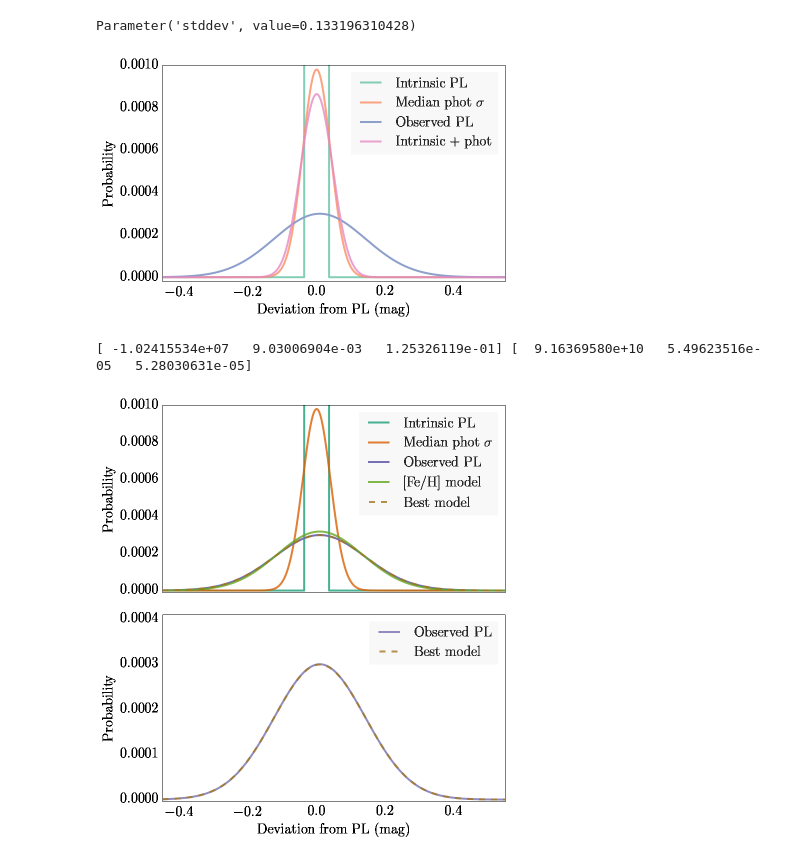
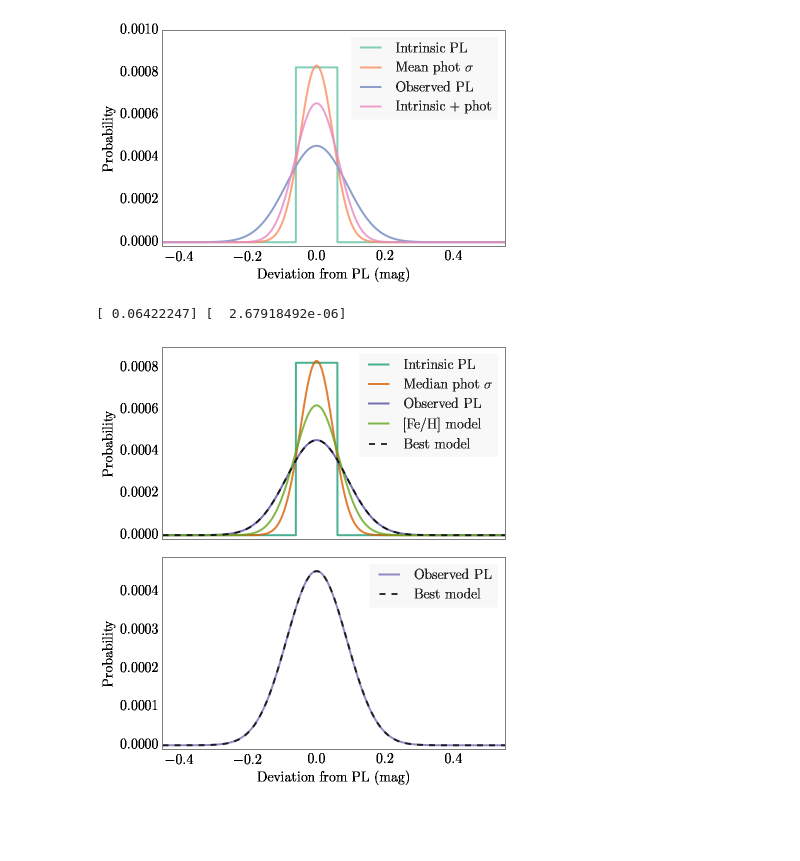
Before and after one commit to vickyscowcroft/omegaCen, a Jupyter notebook: reworked_fitting_code/Convolving_uncertianties_PL_relation_GAUSSIANS.ipynb, the cells around one changed output. Cells and saved outputs as stored; diff of their text form; code cells hidden in the pictures; blank space fills up the shorter version.

Commit message:
Simplify Gaussian thing further

```diff
--- a/reworked_fitting_code/Convolving_uncertianties_PL_relation_GAUSSIANS.ipynb
+++ b/reworked_fitting_code/Convolving_uncertianties_PL_relation_GAUSSIANS.ipynb
@@ -65,20 +48,14 @@ errscale = np.median(merr3)
-# %%
-g_init = models.Gaussian1D(amplitude=1., mean=0, stddev=1.)
-g_fit = fitting.LevMarLSQFitter()
-g = g_fit(g_init, big_grid, obs_pdf)
-print g.stddev
-# %% [output]
-Parameter('stddev', value=0.133196310428)
 # %%
 full_width_of_PL = np.sqrt(12.)*intrinsic_width
 center_of_PL = -full_width_of_PL / 2
 intrinsic = stats.uniform(loc=center_of_PL,scale=full_width_of_PL)
 photometric = stats.norm(loc=0,scale=errscale)
+observed = stats.norm(loc=0,scale=obsscale)
 
 ## Setting up the PDFs and PMFs for the components
-pmf_o = obs_pdf*delta
 pmf_i = intrinsic.pdf(big_grid)*delta
 pmf_p = photometric.pdf(big_grid)*delta
+pmf_o = observed.pdf(big_grid)*delta
 
 #convolve
 conv_pmf = scipy.signal.fftconvolve(pmf_i,pmf_p,'same')
@@ -86,9 +63,9 @@ conv_pmf = conv_pmf/sum(conv_pmf)
 
 fig = plt.figure()
 ppl.plot(big_grid,pmf_i, label='Intrinsic PL', linewidth=2, alpha=0.8)
-plt.plot(big_grid,pmf_p, label='Median phot $\sigma$', alpha=0.8)
+plt.plot(big_grid,pmf_p, label='Mean phot $\sigma$', alpha=0.8)
 #plt.plot(big_grid,pmf_o, label='Observed PL', alpha=0.8)
-plt.plot(big_grid,g(big_grid)/sum(g(big_grid)), label='Observed PL')
+plt.plot(big_grid, pmf_o, label='Observed PL')
 plt.plot(big_grid,conv_pmf, label='Intrinsic + phot', alpha=0.8)
 ppl.legend(prop={'size':14})
 #plt.suptitle('Observed PL relation and known components')
@@ -99,7 +76,7 @@ plt.ylabel('Probability')
 fig.tight_layout()
 fig.savefig('final_plots/distributions_nofeh_{}_{}_gaussian.pdf'.format(dftype, filt))
 # %% [output]
-[figure, old version]
+[figure, new version]
 # %%
 # so we divide big_grid by a scale factor to force the metallicity distribution
 # to fit within the observed distribution
@@ -108,16 +85,16 @@ fig.savefig('final_plots/distributions_nofeh_{}_{}_gaussian.pdf'.format(dftype,
 
 # this gets the pseudo-pdf for the rescaled metallicity distribution
 
-def get_pmf_m(big_grid, amp, mean, stddev):
-    gaussian = models.Gaussian1D(amplitude=amp, mean=mean, stddev=stddev)
-    pmf_m = gaussian(big_grid)
+def get_pmf_m(big_grid, stddev):
+    mpdf = stats.norm(loc=0,scale=stddev)
+    pmf_m = mpdf.pdf(big_grid)
     return pmf_m / sum(pmf_m)
 # %%
 # this convolves the metallicity distribution with the previous convolution
 # of the intrinsic distribution and photometric errors
 
-def get_convolved_m(big_grid, amp, mean, stddev):
-    pmf_m = get_pmf_m(big_grid, amp, mean, stddev)
+def get_convolved_m(big_grid, stddev):
+    pmf_m = get_pmf_m(big_grid, stddev)
     metallicity_convolved = scipy.signal.fftconvolve(conv_pmf, pmf_m, 'same')
     metallicity_convolved = metallicity_convolved/sum(metallicity_convolved)
     return metallicity_convolved
@@ -125,43 +102,43 @@ def get_convolved_m(big_grid, amp, mean, stddev):
 # this may be the worst fitting a thing to a thing I have ever done
 # optimize the scale factor on this shit
 
-popt, pcov = curve_fit(get_convolved_m, big_grid, pmf_o, p0 = [0.5, 0, 0.1])
+popt, pcov = curve_fit(get_convolved_m, big_grid, pmf_o, p0 = 0.1)
 print popt, np.sqrt(np.diag(pcov))
 # %% [output]
-[ -1.02415534e+07   9.03006904e-03   1.25326119e-01] [  9.16369580e+10   5.49623516e-05   5.28030631e-05]
+[ 0.06422247] [  2.67918492e-06]
 # %%
 pmf_m = get_pmf_m(big_grid, *popt)
 metallicity_convolved = get_convolved_m(big_grid, *popt)
 # %%
 fig, (ax1, ax2) = plt.subplots(2,1,figsize=(6,6.5), sharex=True)
 
 ppl.plot(ax1, big_grid,pmf_i, label='Intrinsic PL', linewidth=2, alpha=0.8)
 ax1.plot(big_grid,pmf_p, label='Median phot $\sigma$', alpha=0.8)
 #ax1.plot(big_grid,pmf_o, label='Observed PL', alpha=0.8)
-ax1.plot(big_grid,g(big_grid)/sum(g(big_grid)), label='Observed PL')
+ax1.plot(big_grid,pmf_o, label='Observed PL')
 ax1.plot(big_grid,conv_pmf, alpha=0.)
 ax1.plot(big_grid,pmf_m, label="[Fe/H] model", alpha=0.8)
 ax1.plot(big_grid,metallicity_convolved, label="Best model", linestyle='--',
-         color=set2[6], alpha=0.8)
+         color='k', alpha=0.8)
 
-ppl.plot(ax2, big_grid,g(big_grid)/sum(g(big_grid)), label='Observed PL',
+ppl.plot(ax2, big_grid,pmf_o, label='Observed PL',
          color=set2[2], linewidth=2, alpha=0.8)
 ax2.plot(big_grid,metallicity_convolved, label="Best model", linestyle='--',
-         color=set2[6], alpha=0.8)
+         color='k', alpha=0.8)
 
 ax2.set_xlabel('Deviation from PL (mag)')
 ax1.set_ylabel('Probability')
 ax2.set_ylabel('Probability')
 
 #title_text = 'Best fit metallicity model, scale factor = {:.3f}'.format(popt[0])
 ppl.legend(ax1, loc='best', prop={'size':14})
 ppl.legend(ax2, loc='best', prop={'size':14})
 #plt.suptitle(title_text)
 ax1.set_xlim(-0.45,0.55)
-ylim = np.array([-0.00001, 0.001])
+ylim = np.array([-0.00002, 0.0009])
 ax1.set_ylim(ylim)
-ax2.set_ylim(ylim * 0.41)
+ax2.set_ylim(ylim * np.max(pmf_o) / np.max(pmf_p))
 fig.tight_layout()
 fig.savefig('final_plots/distributions_{}_{}_gaussian.pdf'.format(dftype, filt))
 # %% [output]
-[figure, old version]
+[figure, new version]
```
Also changed, not shown: parts of 3 cells of this notebook, 8 other files.
